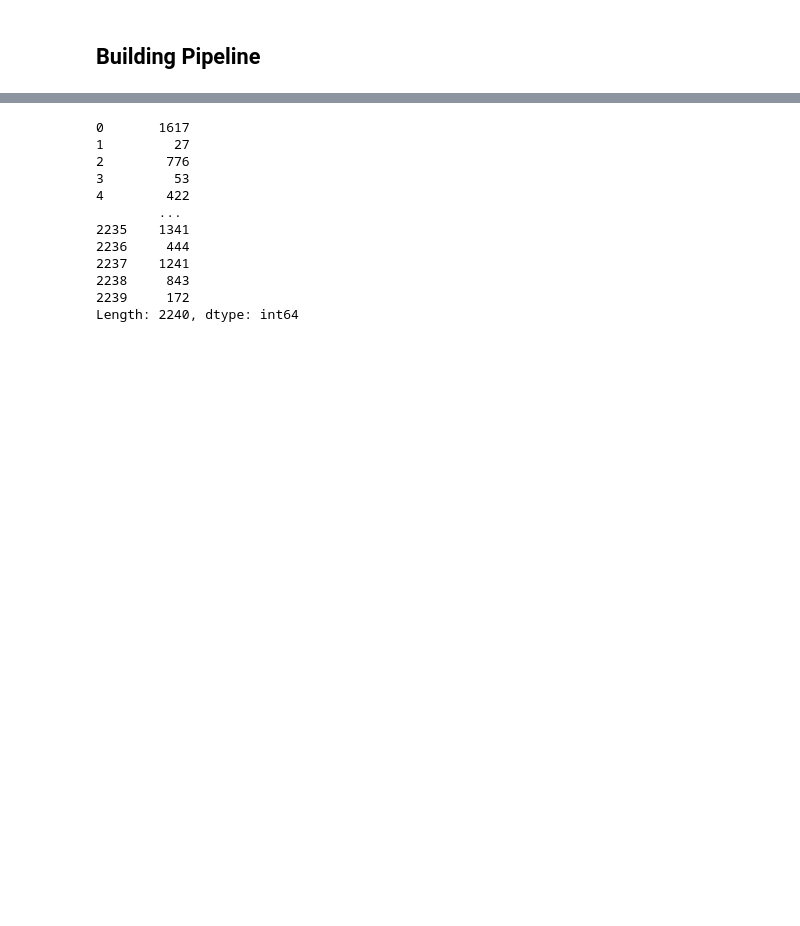
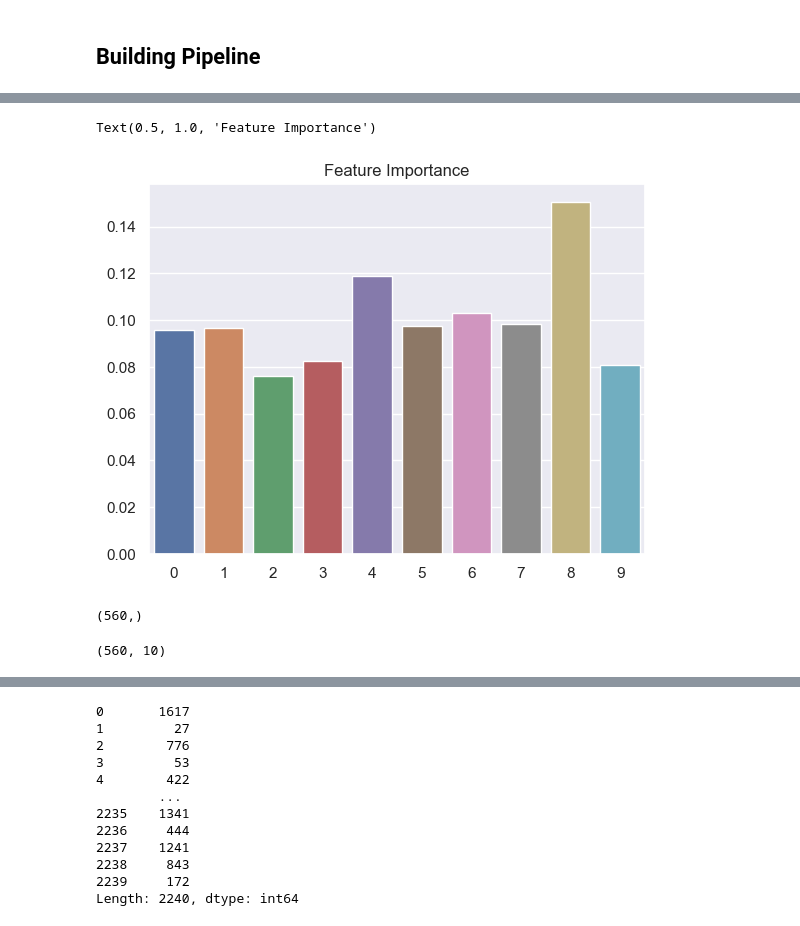
Before and after one commit to Khushalgogia/Customer_segment_project_ete, a Jupyter notebook: notebooks/research.ipynb, the cells around one changed output, grey strips where cells are left out. Drawn from its saved outputs; the diff is of its cells as text; code cells hidden in the pictures; blank space fills up the shorter version.

```diff
--- a/notebooks/research.ipynb
+++ b/notebooks/research.ipynb
@@ -670,0 +740,3 @@ fruits
+# %%
+x = df_2.iloc[:,:-1]
+y = df_2.iloc[:,-1]
@@ -670,0 +745,18 @@ fruits
+# %%
+from sklearn.model_selection import train_test_split
+xTrain,xTest,yTrain,yTest = train_test_split(x,y,test_size = 0.25,random_state= 8)
+# %%
+
+from imblearn.over_sampling import SMOTE
+over_sampler = SMOTE()
+xTrain,yTrain = over_sampler.fit_resample(xTrain,yTrain)
+# %%
+from sklearn.ensemble import RandomForestClassifier
+rf = RandomForestClassifier()
+model = rf.fit(xTrain, yTrain)
+predict = model.predict(xTest)
+score_recall = recall_score(predict,yTest)
+report = classification_report(predict,yTest)
+print(f"Recall score is {score_recall}")
+print("******"*5)
+print(f"Classification report is\n{report}")
@@ -670,0 +775,17 @@ fruits
+# %%
+y_plot = model.feature_importances_.tolist()
+x_plot = list(range(0,len(y_plot)))
+sns.barplot(x = x_plot,y = y_plot)
+plt.title("Feature Importance")
+# %% [output]
+Text(0.5, 1.0, 'Feature Importance')
+[figure, added]
+# %%
+probs = model.predict_proba(xTest)[:, 1]
+probs.shape
+# %% [output]
+(560,)
+# %%
+xTest.shape
+# %% [output]
+(560, 10)
```
Also changed, not shown: parts of 40 cells of this notebook, 6 other files.
